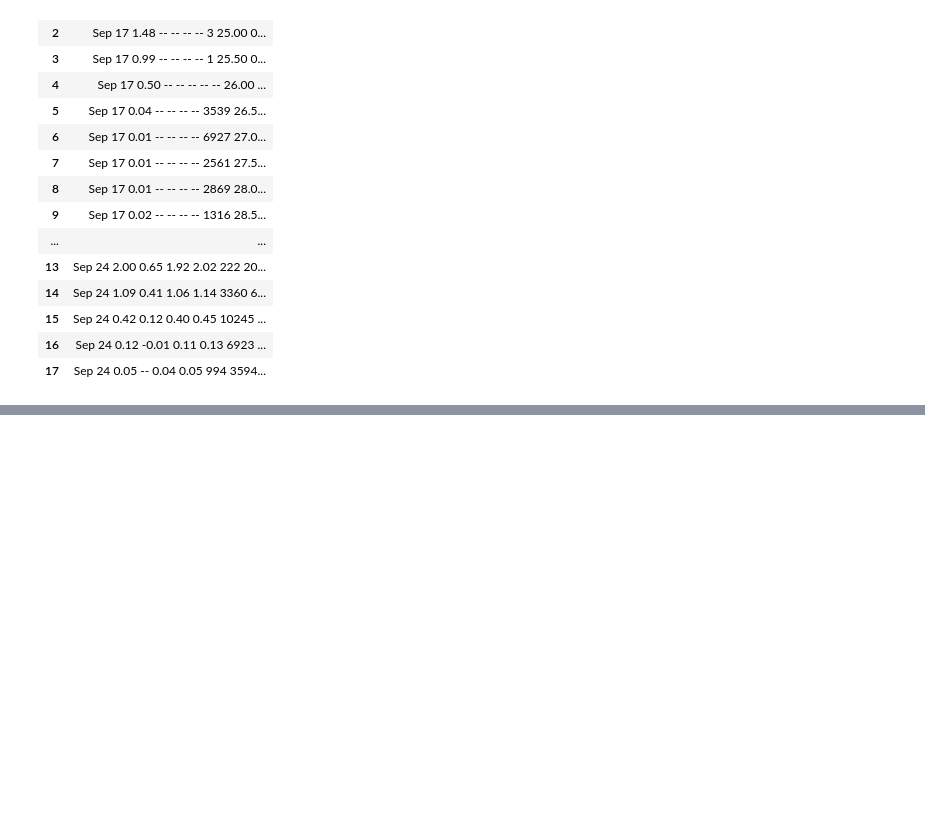
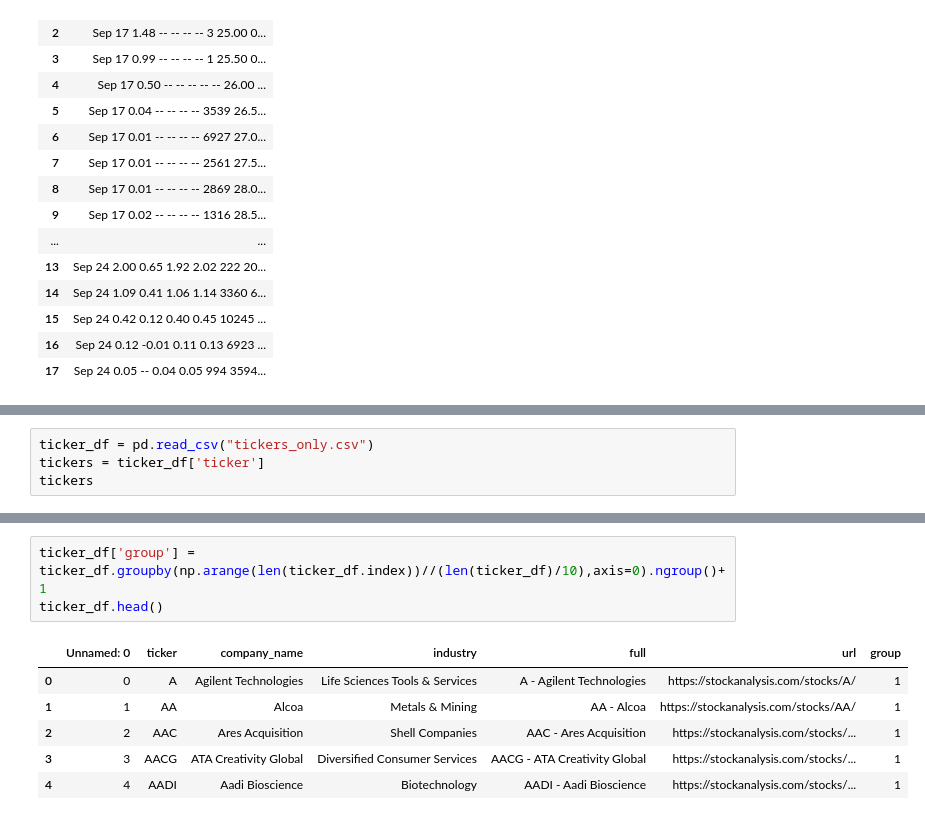
Before and after one commit to lawson-roberts/streamlit-stock-analysis, a Jupyter notebook: stock_analysis/stock_crawling.ipynb, the cells around one changed output, grey strips where cells are left out. Cells and saved outputs as stored; diff of their text form; blank space fills up the shorter version.

```diff
--- a/stock_analysis/stock_crawling.ipynb
+++ b/stock_analysis/stock_crawling.ipynb
@@ -909,0 +921,4 @@ df
+# %%
+ticker_df = pd.read_csv("tickers_only.csv")
+tickers = ticker_df['ticker']
+tickers
@@ -909,0 +1059,10 @@ df
+# %%
+ticker_df['group'] = ticker_df.groupby(np.arange(len(ticker_df.index))//(len(ticker_df)/10),axis=0).ngroup()+1
+ticker_df.head()
+# %% [output]
+|  | Unnamed: 0 | ticker | company_name | industry | full | url | group |
+| 0 | 0 | A | Agilent Technologies | Life Sciences Tools & Services | A - Agilent Technologies | https://stockanalysis.com/stocks/A/ | 1 |
+| 1 | 1 | AA | Alcoa | Metals & Mining | AA - Alcoa | https://stockanalysis.com/stocks/AA/ | 1 |
+| 2 | 2 | AAC | Ares Acquisition | Shell Companies | AAC - Ares Acquisition | https://stockanalysis.com/stocks/... | 1 |
+| 3 | 3 | AACG | ATA Creativity Global | Diversified Consumer Services | AACG - ATA Creativity Global | https://stockanalysis.com/stocks/... | 1 |
+| 4 | 4 | AADI | Aadi Bioscience | Biotechnology | AADI - Aadi Bioscience | https://stockanalysis.com/stocks/... | 1 |
```
Also changed, not shown: parts of 15 cells of this notebook, 12 other files.
